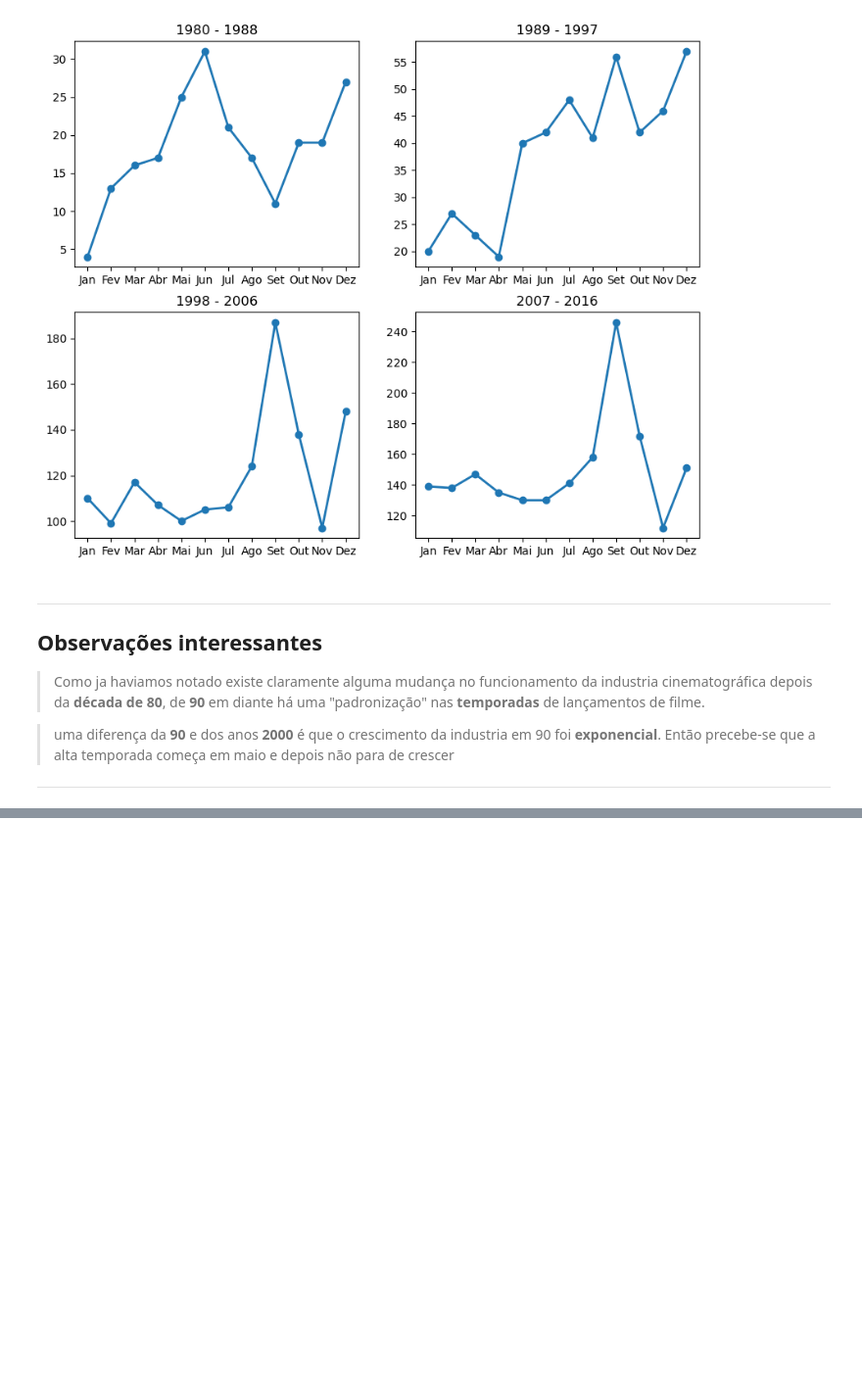
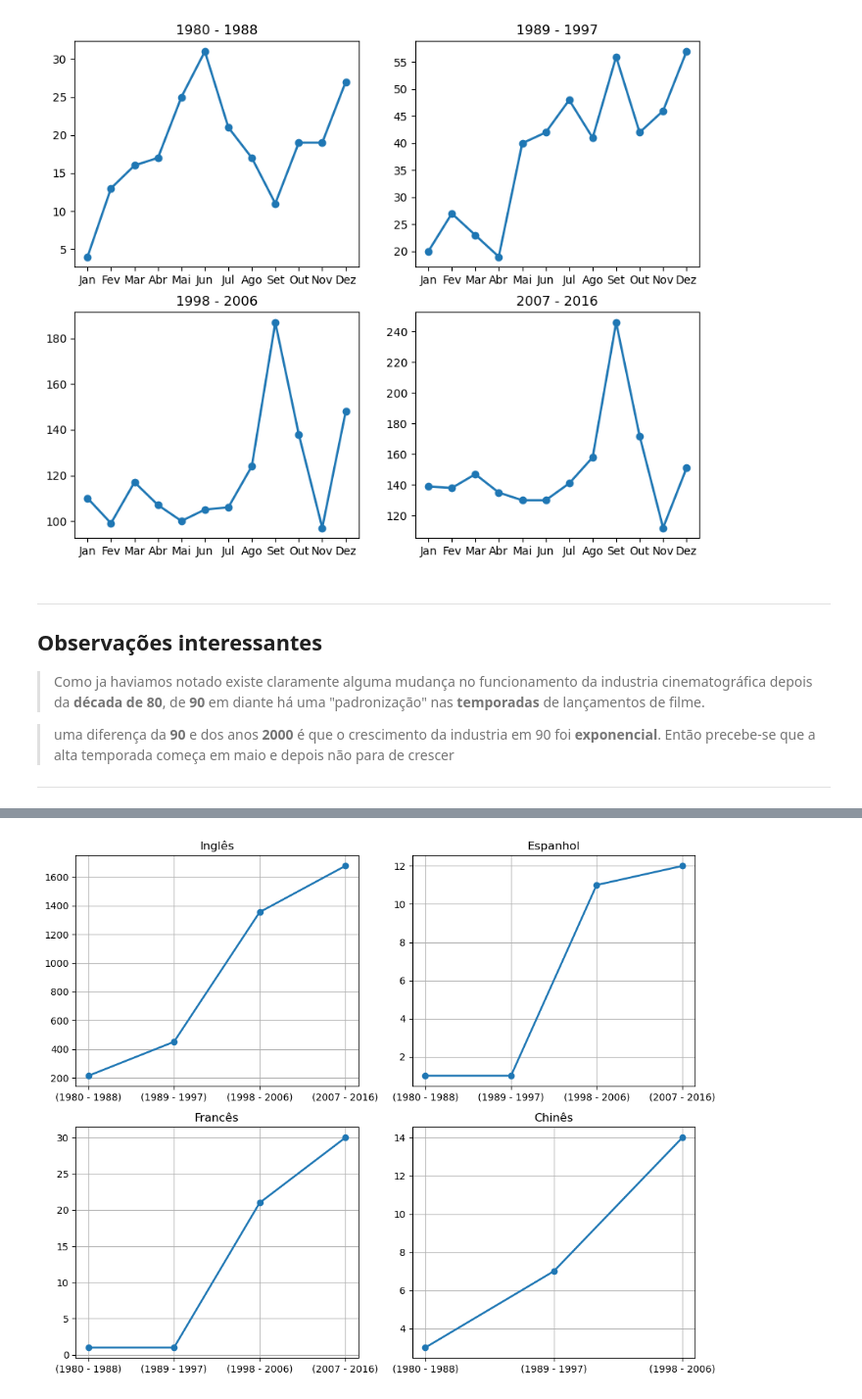
Before and after one commit to MiguelFreire-bit/IMDB-Analise_de_tendencia_de_lancamento, a Jupyter notebook: Analise_de_tendencia_de_lançamento.ipynb, the cells around one changed output, grey strips where cells are left out. Shown at 98% size. Cells and saved outputs as stored; diff of their text form; code cells hidden in the pictures; blank space fills up the shorter version.

```diff
--- a/Analise_de_tendencia_de_lançamento.ipynb
+++ b/Analise_de_tendencia_de_lançamento.ipynb
@@ -688,0 +849,5 @@ Text(0.5, 1.0, '2007 - 2016')
+# %%
+Linguas_individualmente_1 = Amostra_linguas_solo('Inglês')
+Linguas_individualmente_2 = Amostra_linguas_solo('Espanhol')
+Linguas_individualmente_3 = Amostra_linguas_solo('Francês')
+Linguas_individualmente_4 = Amostra_linguas_solo('Chinês')
@@ -688,0 +878,28 @@ Text(0.5, 1.0, '2007 - 2016')
+# %%
+# Criar a figura e os subplots
+fig, axes = plt.subplots(2, 2, figsize=(10, 8))
+
+# plot 1
+axes[0, 0].plot(Linguas_individualmente_1.index, Linguas_individualmente_1['quantidade'], lw=2, marker='o')
+axes[0, 0].set_title('Inglês')
+axes[0, 0].grid(True)
+
+# plot 2
+axes[0, 1].plot(Linguas_individualmente_2.index, Linguas_individualmente_2['quantidade'], lw=2, marker='o')
+axes[0, 1].set_title('Espanhol')
+axes[0, 1].grid(True)
+
+# plot 3
+axes[1, 0].plot(Linguas_individualmente_3.index, Linguas_individualmente_3['quantidade'], lw=2, marker='o')
+axes[1, 0].set_title('Francês')
+axes[1, 0].grid(True)
+
+# plot 4
+axes[1, 1].plot(Linguas_individualmente_4.index, Linguas_individualmente_4['quantidade'], lw=2, marker='o')
+axes[1, 1].set_title('Chinês')
+axes[1, 1].grid(True)
+
+plt.tight_layout()
+plt.show()
+# %% [output]
+[figure, added]
```
Also changed, not shown: parts of 15 cells of this notebook.
